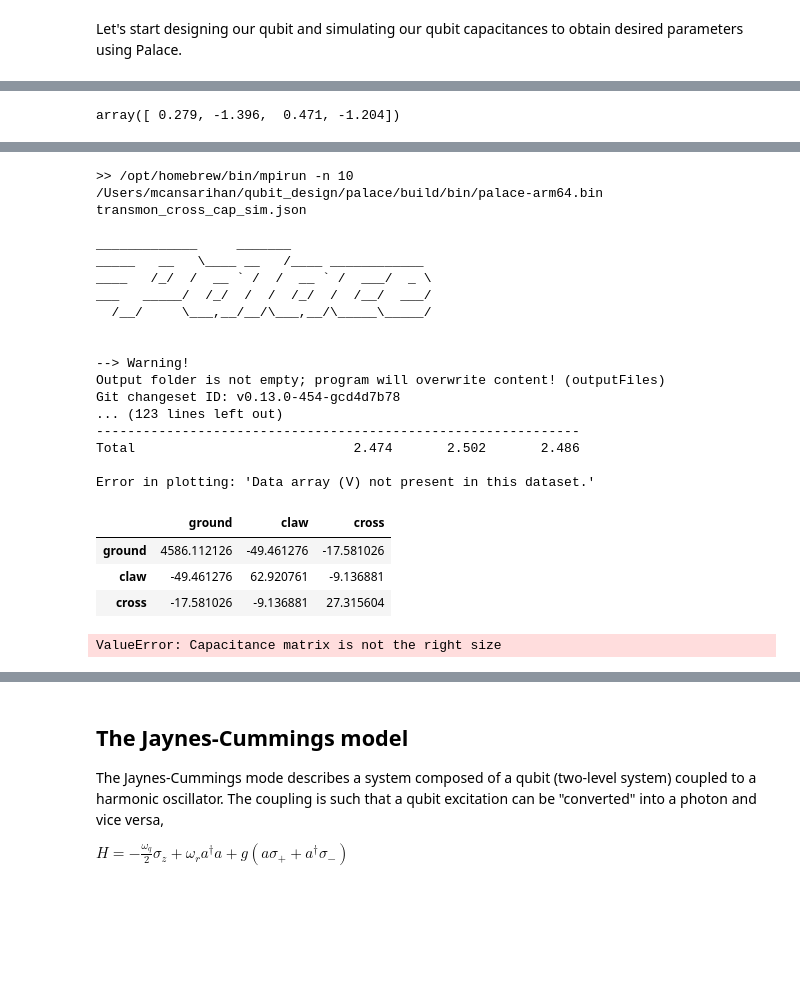
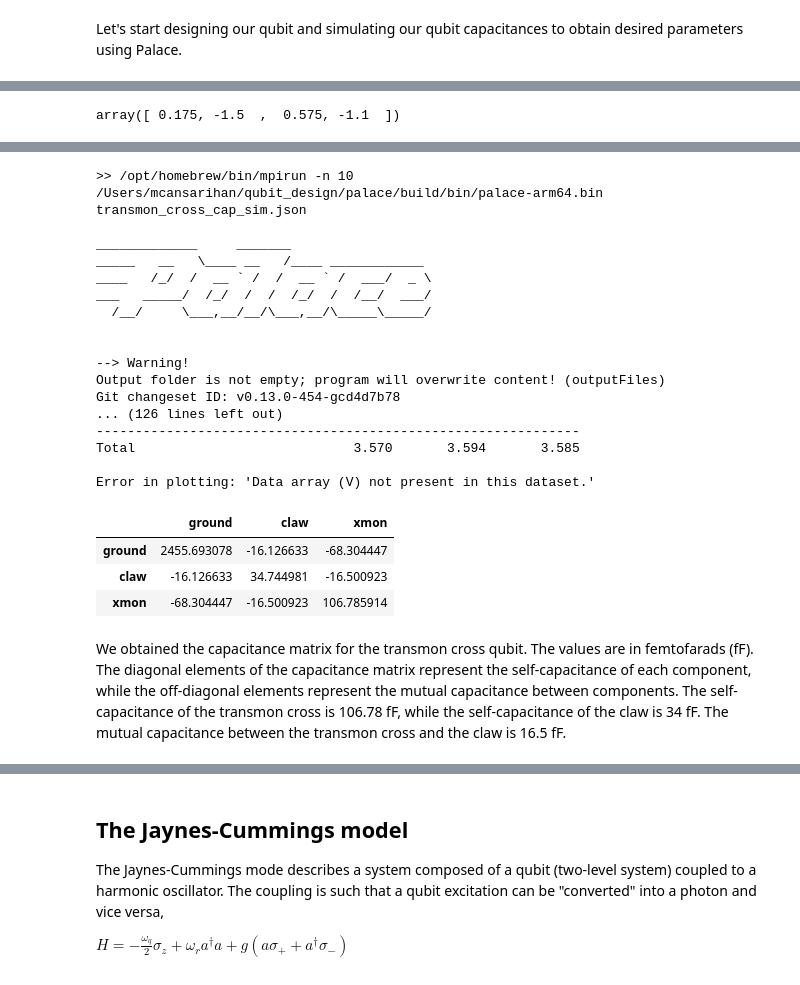
Before and after one commit to AwkwaBear/tutorials_quantum_device_design, a Jupyter notebook: transmon_resonator.ipynb, the cells around one changed output, grey strips where cells are left out. Saved outputs shown, nothing was run; the diff lists cells and outputs as text; code cells hidden in the pictures; blank space fills up the shorter version.

Commit message:
capacitive matrix sorted out

```diff
--- a/transmon_resonator.ipynb
+++ b/transmon_resonator.ipynb
@@ -345,7 +364,7 @@ gui = MetalGUI(design)
 
 
 # Set up chip dimensions
-design.chips.main.size.size_x = '4.6mm'
+design.chips.main.size.size_x = '2.4mm'
 design.chips.main.size.size_y = '2.4mm'
 design.chips.main.size.size_z = '-280um'
 design.chips.main.size.center_x = '0mm'
@@ -359,9 +378,9 @@ design.variables['cpw_gap'] = '6 um' #W
 ### Qubit
 # Qubit
 xmon = Xmon(design, 'xmon', options=Dict(pos_x = '0.375mm', pos_y='-1.3',
-                                    vBar_width='24um', hBar_width='24um', vBar_gap=f'{16}um', hBar_gap=f'{16}um',
-                                    cross_width=f'{60*2+24}um', cross_height=f'{60*2+24}um',
-                                    gap_up='24um', gap_left='24um', gap_right='24um', gap_down='24um'))
+                                    vBar_width='50um', hBar_width='50um', vBar_gap=f'{50}um', hBar_gap=f'{50}um',
+                                    cross_width=f'{320}um', cross_height=f'{320}um',
+                                    gap_up='40um', gap_left='40um', gap_right='40um', gap_down='40um'))
 
 # Junction
 JunctionDolanPinStretch(design, 'junction', options=Dict(pin_inputs=Dict(start_pin=Dict(component=f'xmon',pin='right')),
@@ -373,12 +392,13 @@ JunctionDolanPinStretch(design, 'junction', options=Dict(pin_inputs=Dict(start_p
 
 # Claw
 CapacitorProngPin(design, 'claw', options=Dict(pin_inputs=Dict(start_pin=Dict(component=f'xmon',pin='up')),
-                                                prong_width='4um', prong_length='10um', pin_gap_side='4um',
-                                                gap_side='10um', pad_thickness='20um',
-                                                gap_front='10um', gap_back='5um', trace_width='10um'))
+                                                prong_width='10um', prong_length='20um', pin_gap_side='10um',
+                                                gap_side='20um', pad_thickness='20um',
+                                                gap_front='20um', gap_back='20um', trace_width='10um'))
 
 # Check the design
 # rebuild the GUI
 design.rebuild()
 gui.rebuild()
 gui.autoscale()
+# gui.screenshot('xmon.png')
@@ -426,6 +445,6 @@ cap_sim.add_ground_plane(threshold=1e-10)
 bounds = design.components["xmon"].qgeometry_bounds()
 bounds
 # %% [output]
-array([ 0.279, -1.396,  0.471, -1.204])
+array([ 0.175, -1.5  ,  0.575, -1.1  ])
 # %%
 #Fine-mesh the transmon cross qubit region
@@ -452,23 +471,24 @@ ___   _____/  /_/  /  /  /_/  /  /__/  ___/
 --> Warning!
 Output folder is not empty; program will overwrite content! (outputFiles)
 Git changeset ID: v0.13.0-454-gcd4d7b78
-... (123 lines left out)
+... (126 lines left out)
 --------------------------------------------------------------
-Total                            2.474       2.502       2.486
+Total                            3.570       3.594       3.585
 
 Error in plotting: 'Data array (V) not present in this dataset.'
 # %%
 cdf = pd.DataFrame(cap_matrix*1e15)
 
 # get rid of the first column
 cdf = cdf.iloc[:, 1:]
 
 # assigning the columns and indices based on our geometry
-cdf.columns = ["ground", "claw", "cross"]
-cdf.index = ["ground", "claw", "cross"]
+cdf.columns = ["ground", "xmon", "claw"]
+cdf.index = ["ground", "xmon", "claw"]
+cdf = cdf.reindex(index=["ground", "claw", "xmon"], columns=["ground", "claw", "xmon"])
 cdf
 # %% [output]
-|  | ground | claw | cross |
-| ground | 4586.112126 | -49.461276 | -17.581026 |
-| claw | -49.461276 | 62.920761 | -9.136881 |
-| cross | -17.581026 | -9.136881 | 27.315604 |
+|  | ground | claw | xmon |
+| ground | 2455.693078 | -16.126633 | -68.304447 |
+| claw | -16.126633 | 34.744981 | -16.500923 |
+| xmon | -68.304447 | -16.500923 | 106.785914 |
@@ -479,9 +495,4 @@ c1.sim.capacitance_matrix = cdf
-# %%
-c1.setup.junctions = Dict({'Lj': 12.31, 'Cj': 2})
-c1.setup.freq_readout = 7.0
-# c1.setup.freq_bus = [6.0, 6.2]
-c1.sim.capacitance_all_passes = {"0" : cdf}
-
-c1.run_lom()
-# %% [output]
-ValueError: Capacitance matrix is not the right size
+# %% [markdown]
+We obtained the capacitance matrix for the transmon cross qubit. The values are in femtofarads (fF).
+The diagonal elements of the capacitance matrix represent the self-capacitance of each component, while the off-diagonal elements represent the mutual capacitance between components.
+The self-capacitance of the transmon cross is 106.78 fF, while the self-capacitance of the claw is 34 fF. The mutual capacitance between the transmon cross and the claw is 16.5 fF.
```
Also changed, not shown: parts of 29 cells of this notebook.
